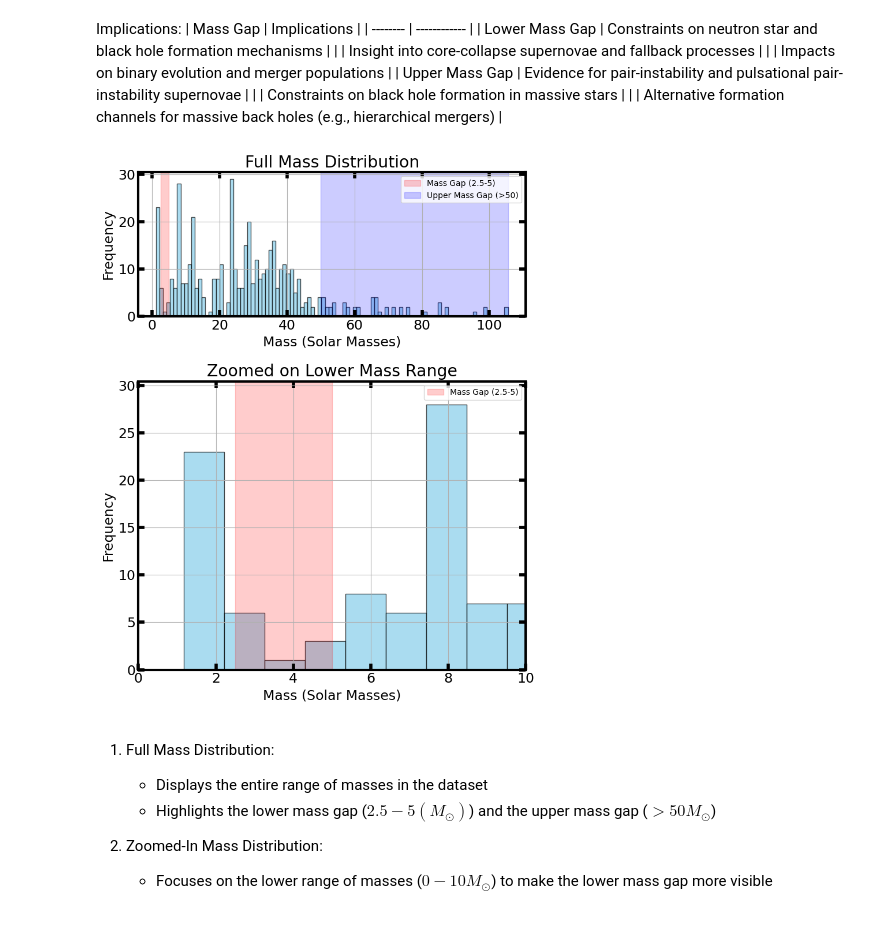
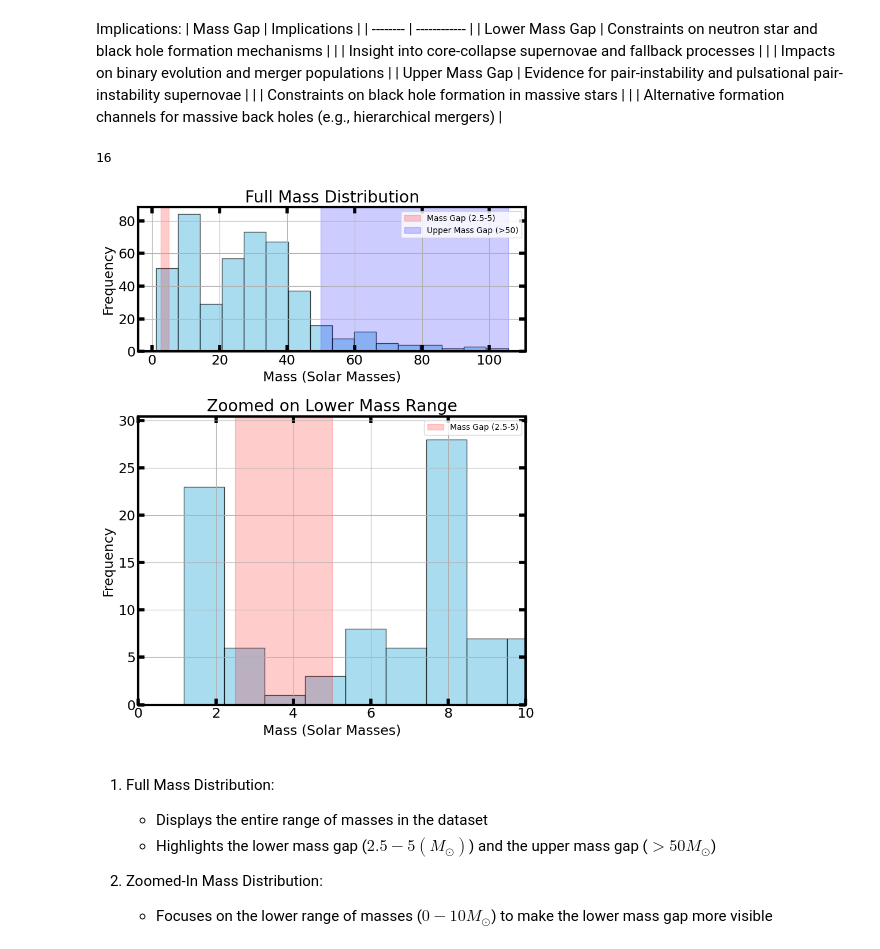
Before and after one commit to leighharwell/G-Waves, a Jupyter notebook: G-Waves.ipynb, the cells around one changed output. Cells and saved outputs as stored; diff of their text form; code cells hidden in the pictures.

```diff
--- a/G-Waves.ipynb
+++ b/G-Waves.ipynb
@@ -222,6 +222,11 @@ Implications:
 | Upper Mass Gap | Evidence for pair-instability and pulsational pair-instability supernovae |
 |          | Constraints on black hole formation in massive stars |
 |          | Alternative formation channels for massive back holes (e.g., hierarchical mergers) |
+# %%
+num_bins = int(np.sqrt(len(df_events)))  # Number of bins for histogram
+print(num_bins)
+# %% [output]
+16
 # %%
 def plot_mass_histogram_with_subplots(df_events):
     # Combine both masses into one series
@@ -229,35 +234,35 @@ def plot_mass_histogram_with_subplots(df_events):
 
     # Create subplots
     fig, axes = plt.subplots(2, 1, figsize=(8, 10), gridspec_kw={'height_ratios': [1, 2]})
 
     # Full histogram
-    axes[0].hist(all_masses, bins=100, color='skyblue', edgecolor='black', alpha=0.7)
+    axes[0].hist(all_masses, num_bins, color='skyblue', edgecolor='black', alpha=0.7)
     axes[0].axvspan(2.5, 5, color='red', alpha=0.2, label='Mass Gap (2.5-5)')
     axes[0].axvspan(50, all_masses.max(), color='blue', alpha=0.2, label='Upper Mass Gap (>50)')
     axes[0].set_title('Full Mass Distribution')
     axes[0].set_xlabel('Mass (Solar Masses)')
     axes[0].set_ylabel('Frequency')
     axes[0].legend(fontsize=10)
     axes[0].grid(True)
 
     # Zoomed-in histogram
     axes[1].hist(all_masses, bins=100, color='skyblue', edgecolor='black', alpha=0.7)
     axes[1].axvspan(2.5, 5, color='red', alpha=0.2, label='Mass Gap (2.5-5)')
     axes[1].set_xlim(0, 10)
     axes[1].set_title('Zoomed on Lower Mass Range')
     axes[1].set_xlabel('Mass (Solar Masses)')
     axes[1].set_ylabel('Frequency')
     axes[1].legend(fontsize=10)
     axes[1].grid(True)
 
     # Adjust layout and show the plot
     plt.tight_layout()
     plt.show()
 
 # Call the function with df_events
 plot_mass_histogram_with_subplots(df_events)
 # %% [output]
-[figure, old version]
+[figure, new version]
 # %% [markdown]
 1. Full Mass Distribution:
     - Displays the entire range of masses in the dataset
```
Also changed, not shown: 1 other file.
